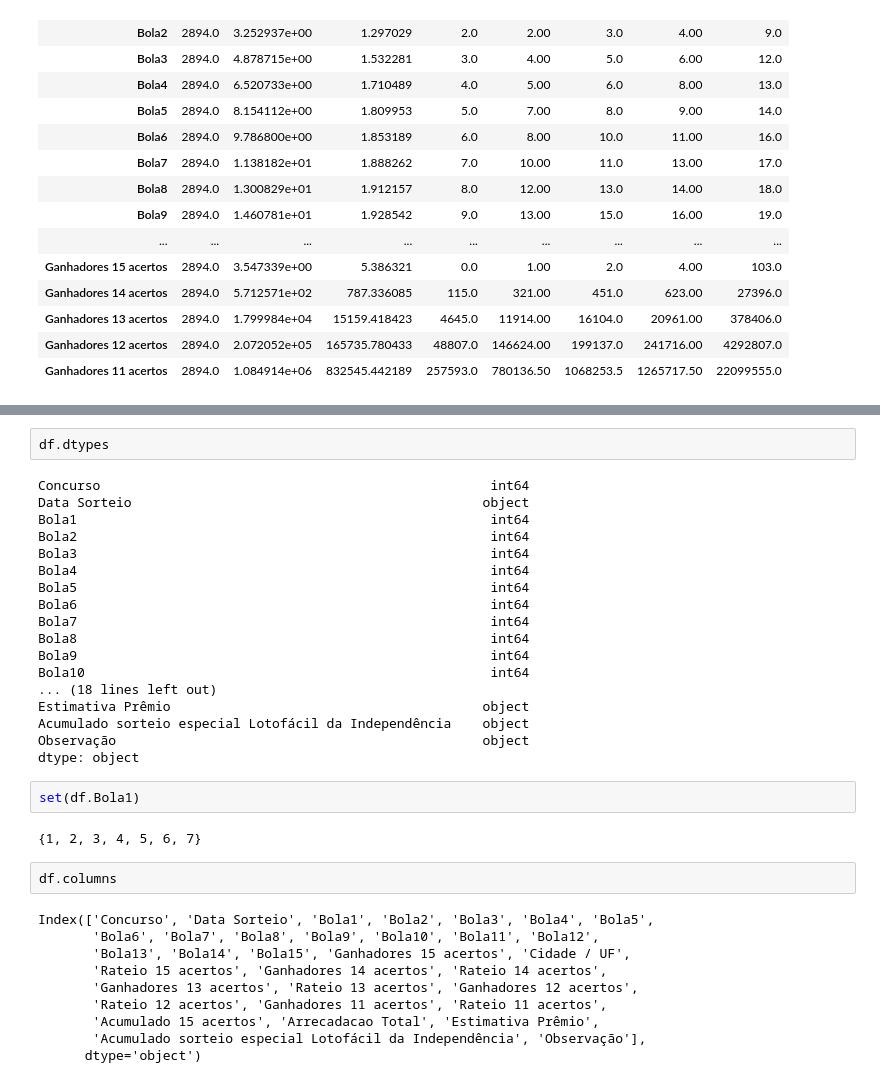
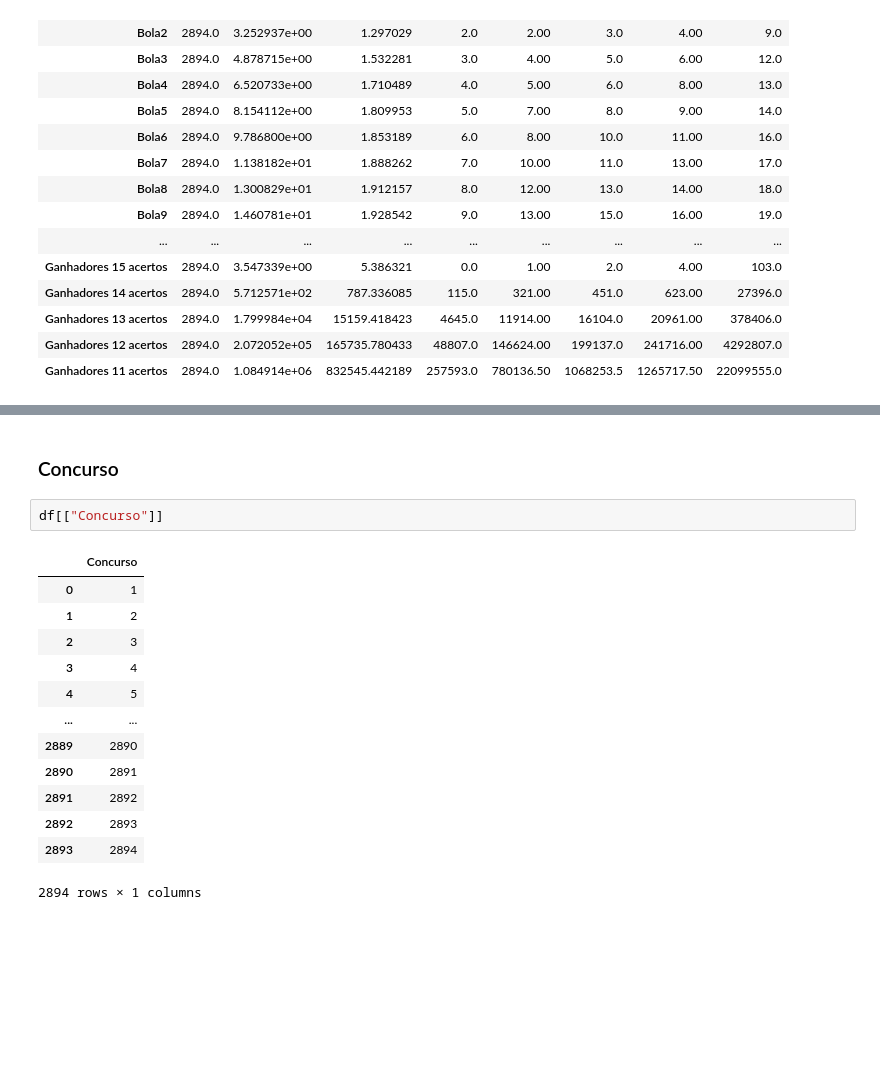
Before and after one commit to AurelioGuilherme/ETL-Engenharia-de-dados-DNC, a Jupyter notebook: Notebook/lotofacil.ipynb, the cells around one changed output, grey strips where cells are left out. Drawn from its saved outputs; the diff is of its cells as text; blank space fills up the shorter version.

```diff
--- a/Notebook/lotofacil.ipynb
+++ b/Notebook/lotofacil.ipynb
@@ -70,36 +143,18 @@ df.describe().T
+# %% [markdown]
+### Concurso
 # %%
-df.dtypes
+df[["Concurso"]]
 # %% [output]
+|  | Concurso |
+| 0 | 1 |
+| 1 | 2 |
+| 2 | 3 |
+| 3 | 4 |
+| 4 | 5 |
+| ... | ... |
+| 2889 | 2890 |
+| 2890 | 2891 |
+| 2891 | 2892 |
+| 2892 | 2893 |
+| 2893 | 2894 |
-Concurso                                                  int64
-Data Sorteio                                             object
-Bola1                                                     int64
-Bola2                                                     int64
-Bola3                                                     int64
-Bola4                                                     int64
-Bola5                                                     int64
-Bola6                                                     int64
-Bola7                                                     int64
-Bola8                                                     int64
-Bola9                                                     int64
-Bola10                                                    int64
-... (18 lines left out)
-Estimativa Prêmio                                        object
-Acumulado sorteio especial Lotofácil da Independência    object
-Observação                                               object
-dtype: object
+2894 rows × 1 columns
-# %%
-set(df.Bola1)
-# %% [output]
-{1, 2, 3, 4, 5, 6, 7}
-# %%
-df.columns
-# %% [output]
-Index(['Concurso', 'Data Sorteio', 'Bola1', 'Bola2', 'Bola3', 'Bola4', 'Bola5',
-       'Bola6', 'Bola7', 'Bola8', 'Bola9', 'Bola10', 'Bola11', 'Bola12',
-       'Bola13', 'Bola14', 'Bola15', 'Ganhadores 15 acertos', 'Cidade / UF',
-       'Rateio 15 acertos', 'Ganhadores 14 acertos', 'Rateio 14 acertos',
-       'Ganhadores 13 acertos', 'Rateio 13 acertos', 'Ganhadores 12 acertos',
-       'Rateio 12 acertos', 'Ganhadores 11 acertos', 'Rateio 11 acertos',
-       'Acumulado 15 acertos', 'Arrecadacao Total', 'Estimativa Prêmio',
-       'Acumulado sorteio especial Lotofácil da Independência', 'Observação'],
-      dtype='object')
```
Also changed, not shown: parts of 19 cells of this notebook, 1 other file.
